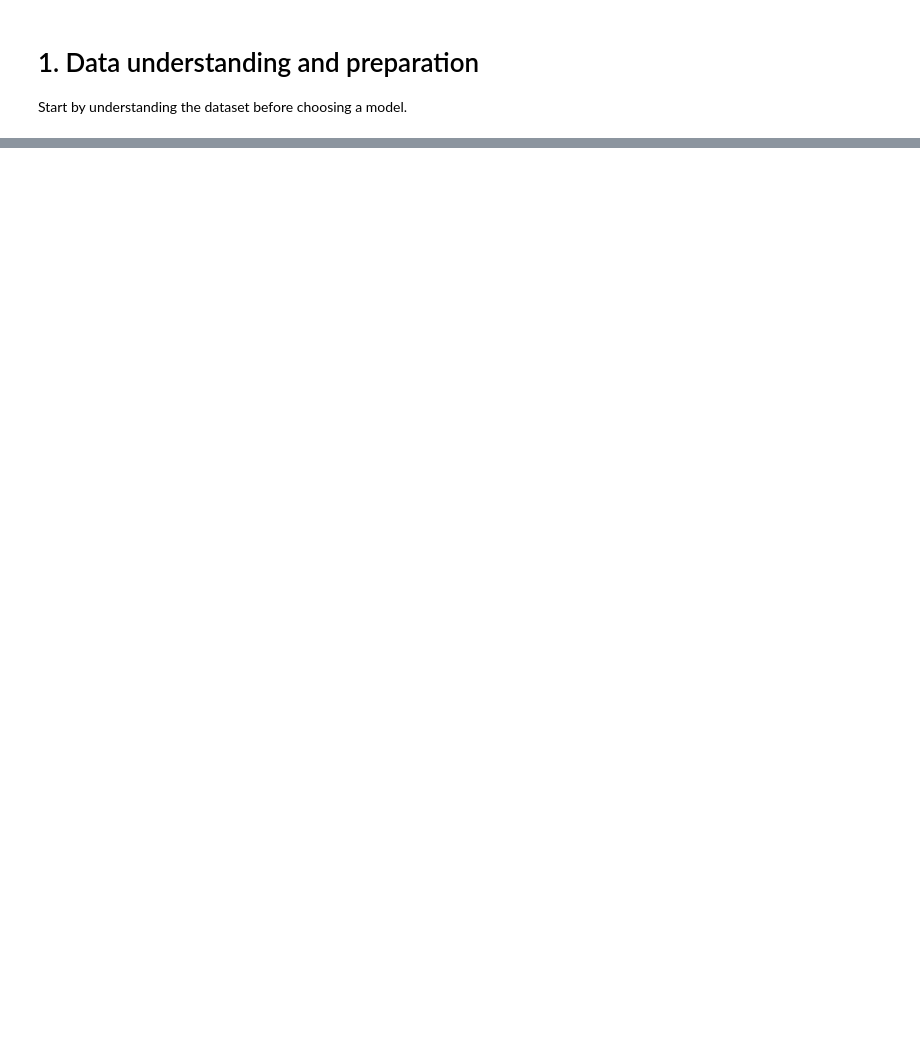
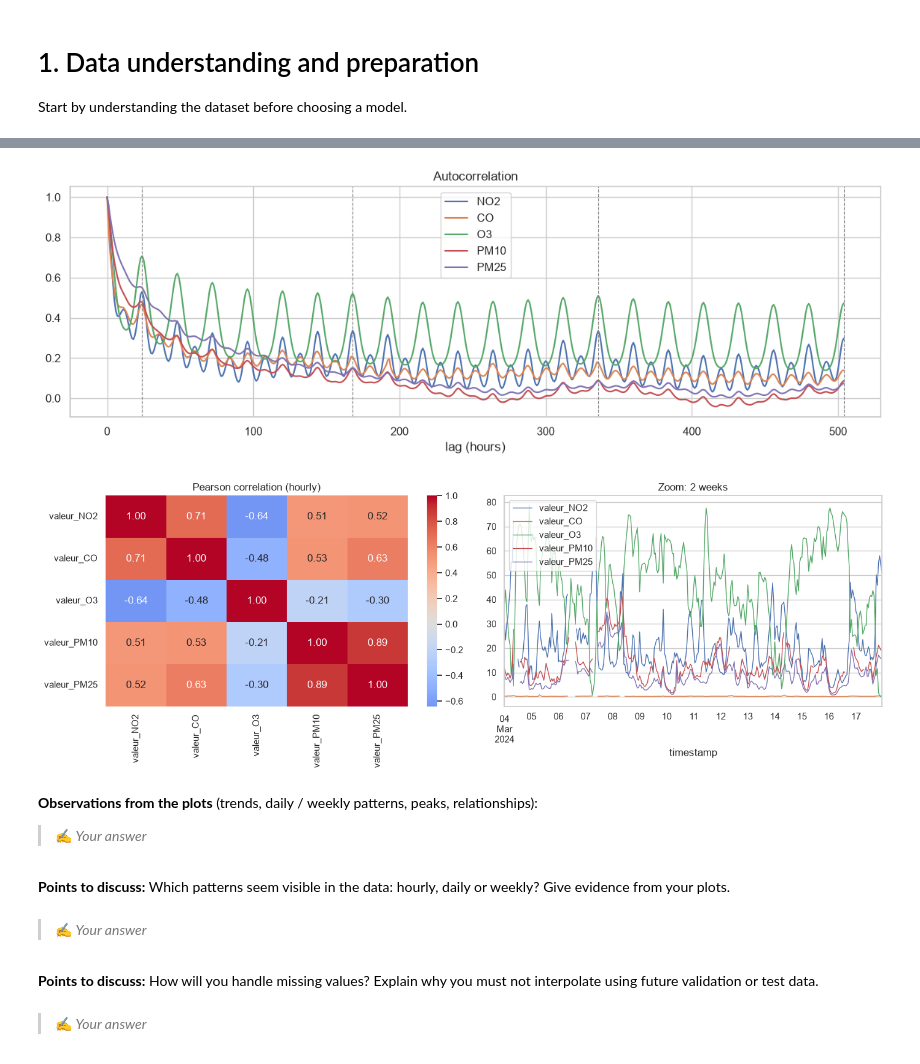
Before and after one commit to nicotranfr/air-polluants-in-paris, a Jupyter notebook: notebooks/main.ipynb, the cells around one changed output, grey strips where cells are left out. Drawn from its saved outputs; the diff is of its cells as text; code cells hidden in the pictures; blank space fills up the shorter version.

```diff
--- a/notebooks/main.ipynb
+++ b/notebooks/main.ipynb
@@ -63,0 +242,36 @@ or test data.
+# %%
+from statsmodels.tsa.stattools import acf
+
+# Autocorrelation up to 3 weeks: peaks at 24h multiples and 168h reveal daily / weekly cycles
+fig, ax = plt.subplots()
+for c in POLLUTANTS:
+    ax.plot(acf(df[c], nlags=HORIZON, missing="conservative"), label=c.replace("valeur_", ""))
+for lag in (24, 168, 336, 504):
+    ax.axvline(lag, ls="--", c="grey", lw=0.8)
+ax.set_xlabel("lag (hours)")
+ax.set_title("Autocorrelation")
+ax.legend()
+plt.show()
+
+# Relationships between pollutants
+fig, axes = plt.subplots(1, 2, figsize=(14, 5))
+sns.heatmap(df.corr(), annot=True, fmt=".2f", cmap="coolwarm", center=0, ax=axes[0])
+axes[0].set_title("Pearson correlation (hourly)")
+df.loc["2024-03-04":"2024-03-17"].plot(ax=axes[1], title="Zoom: 2 weeks", lw=1)
+plt.tight_layout()
+plt.show()
+# %% [output]
+[figure, added]
+[figure, added]
+# %% [markdown]
+**Observations from the plots** (trends, daily / weekly patterns, peaks, relationships):
+
+> ✍️ *Your answer*
+# %% [markdown]
+**Points to discuss:** Which patterns seem visible in the data: hourly, daily or weekly? Give evidence from your plots.
+# %% [markdown]
+> ✍️ *Your answer*
+# %% [markdown]
+**Points to discuss:** How will you handle missing values? Explain why you must not interpolate using future validation or test data.
+# %% [markdown]
+> ✍️ *Your answer*
```
Also changed, not shown: parts of 83 cells of this notebook, 3 other files.
